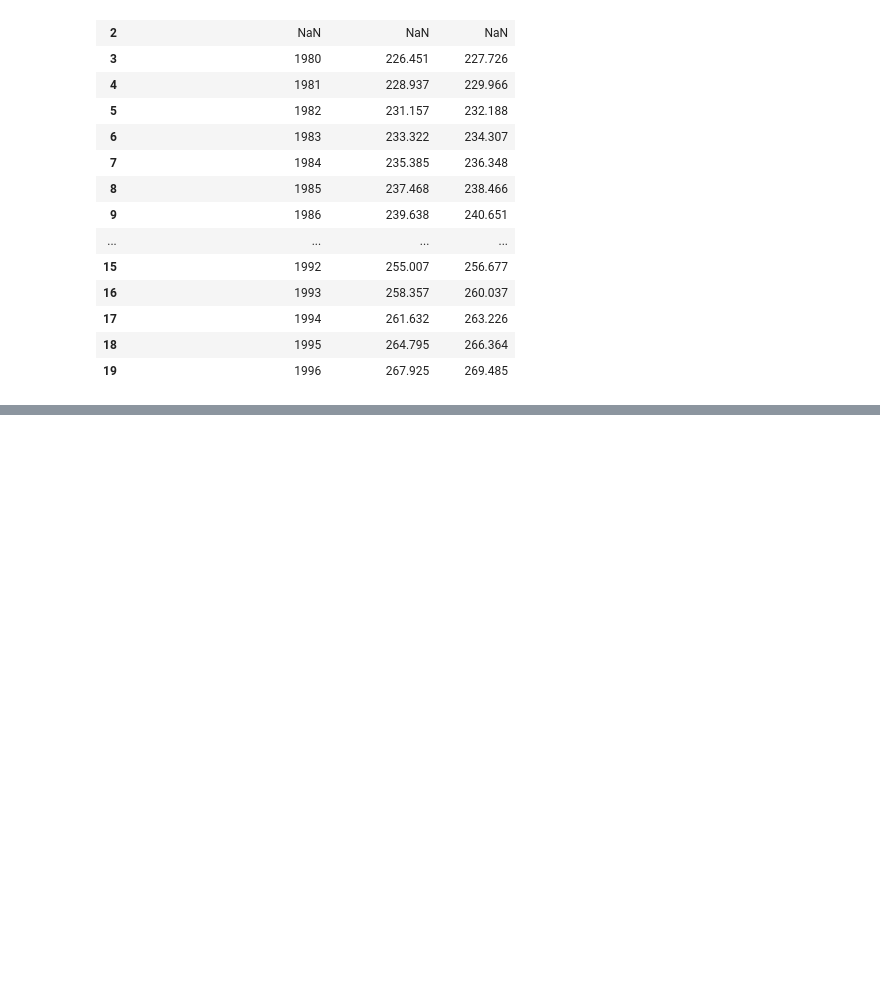
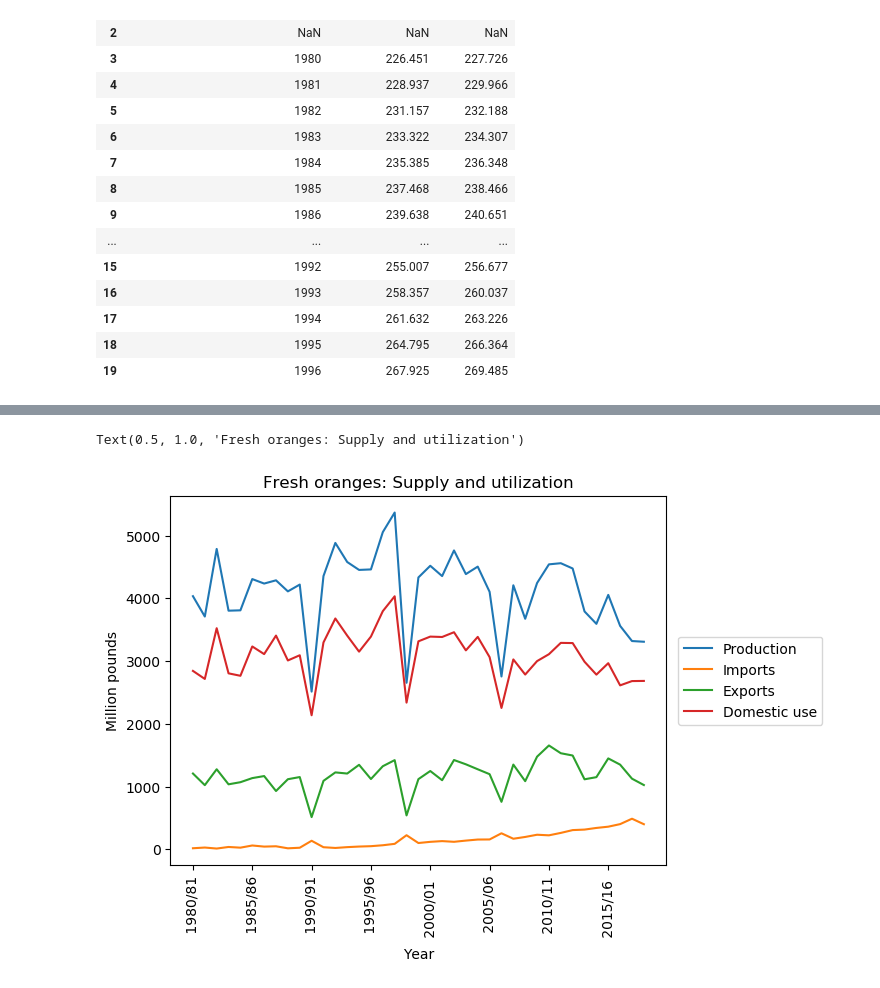
Before and after one commit to haoyuzhang89/w200-Project-US-Diet-Trends-1970-to-2019, a Jupyter notebook: Fruit/Fruit Supply and Utilization G.ipynb, the cells around one changed output, grey strips where cells are left out. Cells and saved outputs as stored; diff of their text form; code cells hidden in the pictures; blank space fills up the shorter version.

```diff
--- a/Fruit/Fruit Supply and Utilization G.ipynb
+++ b/Fruit/Fruit Supply and Utilization G.ipynb
@@ -45,0 +97,12 @@ df_g45.head(20)
+# %%
+orange_in_ex = df_g18[['Production', 'Imports', 'Exports', 'Domestic use']]
+orange_in_ex.plot()
+
+plt.legend(bbox_to_anchor=(1.01, 0.5), loc = "center left")
+plt.ylabel("Million pounds")
+plt.xticks(rotation='vertical')
+
+plt.title("Fresh oranges: Supply and utilization")
+# %% [output]
+Text(0.5, 1.0, 'Fresh oranges: Supply and utilization')
+[figure, added]
```
Also changed, not shown: parts of 4 cells of this notebook, 2 other files.
